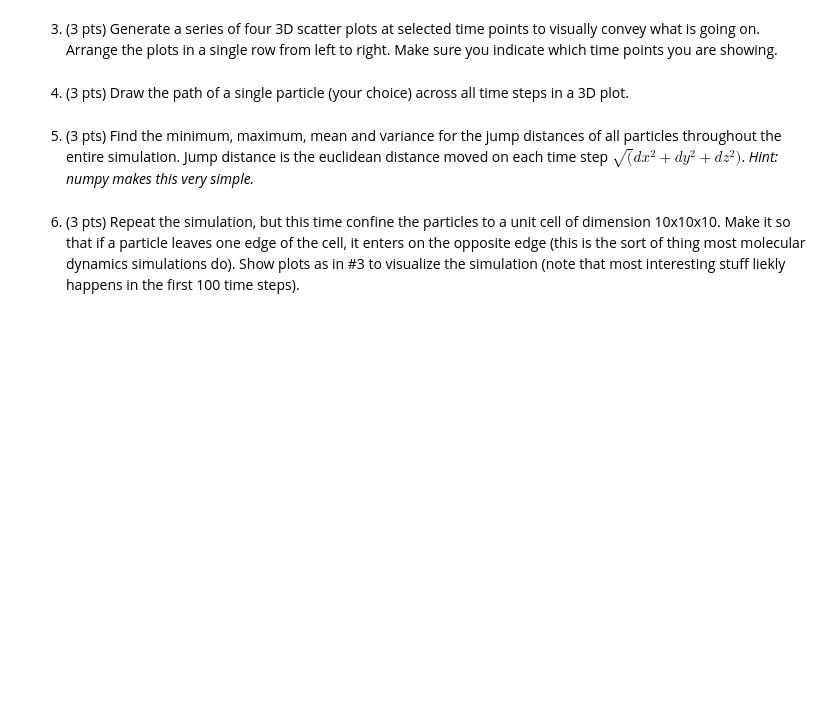
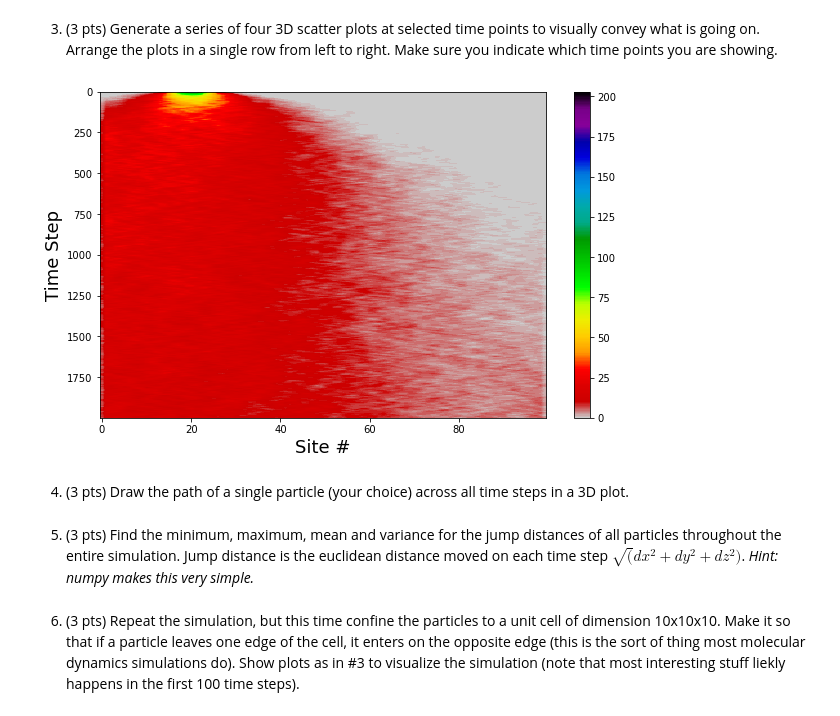
Before and after one commit to satvikmoj/NEU-365P-385L-Spring-2021, a Jupyter notebook: homework/homework-random_walks.ipynb, the cells around one changed output. Saved outputs shown, nothing was run; the diff lists cells and outputs as text; code cells hidden in the pictures; blank space fills up the shorter version.

```diff
--- a/homework/homework-random_walks.ipynb
+++ b/homework/homework-random_walks.ipynb
@@ -12,0 +9,12 @@ particles[]
+# %%
+
+import numpy as np
+
+numTimeSteps = 2000
+numSites = 100
+numParticles = 1000
+
+particles = np.zeros((numTimeSteps, numSites), dtype=int)
+particles[0,18:23] = numParticles/5
+
+particles[0, 16:25]
@@ -15,5 +54,15 @@ particles[]
 # %% [markdown]
 3. (3 pts) Generate a series of four 3D scatter plots at selected time points to visually convey what is going on. Arrange the plots in a single row from left to right. Make sure you indicate which time points you are showing.
+# %%
+import matplotlib.pyplot as plt
+
+plt.figure(figsize=(10,6))
+plt.imshow(particles, aspect='auto', cmap=plt.get_cmap('nipy_spectral_r'))
+plt.xlabel('Site #', fontsize=18)
+plt.ylabel('Time Step', fontsize=18)
+plt.colorbar();
+# %% [output]
+[figure, added]
 # %% [markdown]
 4. (3 pts) Draw the path of a single particle (your choice) across all time steps in a 3D plot.
 # %% [markdown]
```
Also changed, not shown: parts of 3 cells of this notebook.
